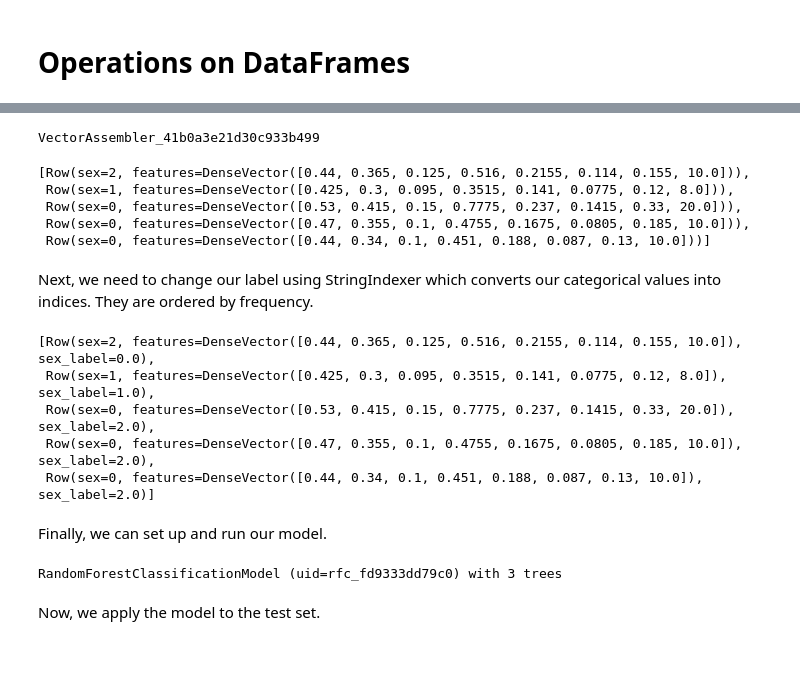
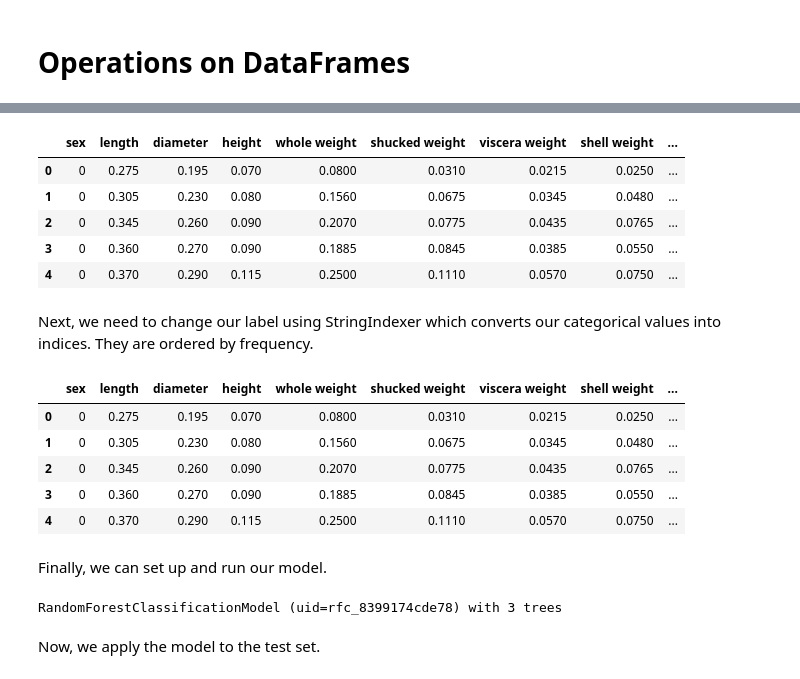
Before and after one commit to gregtam/spark-ml-examples, a Jupyter notebook: ML Example.ipynb, the cells around one changed output, grey strips where cells are left out. Cells and saved outputs as stored; diff of their text form; code cells hidden in the pictures.

```diff
--- a/ML Example.ipynb
+++ b/ML Example.ipynb
@@ -156,45 +186,48 @@ Modelling requires input columns label and features. We will need to take all of
 # %%
-assembler = VectorAssembler(inputCols=[x for x in train_df.columns[1:]], outputCol='features')
-assembler
+assembler = VectorAssembler(inputCols=train_sdf.columns[1:],
+                            outputCol='features'
+                           )
+
+train_assemble_sdf = assembler.transform(train_sdf)
+test_assemble_sdf = assembler.transform(test_sdf)
+
+train_assemble_sdf\
+    .limit(5)\
+    .toPandas()
 # %% [output]
-VectorAssembler_41b0a3e21d30c933b499
+|  | sex | length | diameter | height | whole weight | shucked weight | viscera weight | shell weight | ... |
+| 0 | 0 | 0.275 | 0.195 | 0.070 | 0.0800 | 0.0310 | 0.0215 | 0.0250 | ... |
+| 1 | 0 | 0.305 | 0.230 | 0.080 | 0.1560 | 0.0675 | 0.0345 | 0.0480 | ... |
+| 2 | 0 | 0.345 | 0.260 | 0.090 | 0.2070 | 0.0775 | 0.0435 | 0.0765 | ... |
+| 3 | 0 | 0.360 | 0.270 | 0.090 | 0.1885 | 0.0845 | 0.0385 | 0.0550 | ... |
+| 4 | 0 | 0.370 | 0.290 | 0.115 | 0.2500 | 0.1110 | 0.0570 | 0.0750 | ... |
-# %%
-train_df = assembler.transform(train_df).select('sex', 'features')
-
-test_df = assembler.transform(test_df).select('sex', 'features')
-test_df.take(5)
-# %% [output]
-[Row(sex=2, features=DenseVector([0.44, 0.365, 0.125, 0.516, 0.2155, 0.114, 0.155, 10.0])),
- Row(sex=1, features=DenseVector([0.425, 0.3, 0.095, 0.3515, 0.141, 0.0775, 0.12, 8.0])),
- Row(sex=0, features=DenseVector([0.53, 0.415, 0.15, 0.7775, 0.237, 0.1415, 0.33, 20.0])),
- Row(sex=0, features=DenseVector([0.47, 0.355, 0.1, 0.4755, 0.1675, 0.0805, 0.185, 10.0])),
- Row(sex=0, features=DenseVector([0.44, 0.34, 0.1, 0.451, 0.188, 0.087, 0.13, 10.0]))]
 # %% [markdown]
 Next, we need to change our label using StringIndexer which converts our categorical values into indices. They are ordered by frequency.
 # %%
-stringIndexer = StringIndexer(inputCol='sex', outputCol='sex_label')
-si_model = stringIndexer.fit(train_df)
-train_input = si_model.transform(train_df)
+string_indexer = StringIndexer(inputCol='sex', outputCol='sex_label')
+si_model = string_indexer.fit(train_assemble_sdf)
+train_index_sdf = si_model.transform(train_assemble_sdf)
+test_index_sdf = si_model.transform(test_assemble_sdf)
 
-si_model = stringIndexer.fit(test_df)
-test_input = si_model.transform(test_df)
-
-test_input.take(5)
+train_index_sdf\
+    .limit(5)\
+    .toPandas()
 # %% [output]
-[Row(sex=2, features=DenseVector([0.44, 0.365, 0.125, 0.516, 0.2155, 0.114, 0.155, 10.0]), sex_label=0.0),
- Row(sex=1, features=DenseVector([0.425, 0.3, 0.095, 0.3515, 0.141, 0.0775, 0.12, 8.0]), sex_label=1.0),
- Row(sex=0, features=DenseVector([0.53, 0.415, 0.15, 0.7775, 0.237, 0.1415, 0.33, 20.0]), sex_label=2.0),
- Row(sex=0, features=DenseVector([0.47, 0.355, 0.1, 0.4755, 0.1675, 0.0805, 0.185, 10.0]), sex_label=2.0),
- Row(sex=0, features=DenseVector([0.44, 0.34, 0.1, 0.451, 0.188, 0.087, 0.13, 10.0]), sex_label=2.0)]
+|  | sex | length | diameter | height | whole weight | shucked weight | viscera weight | shell weight | ... |
+| 0 | 0 | 0.275 | 0.195 | 0.070 | 0.0800 | 0.0310 | 0.0215 | 0.0250 | ... |
+| 1 | 0 | 0.305 | 0.230 | 0.080 | 0.1560 | 0.0675 | 0.0345 | 0.0480 | ... |
+| 2 | 0 | 0.345 | 0.260 | 0.090 | 0.2070 | 0.0775 | 0.0435 | 0.0765 | ... |
+| 3 | 0 | 0.360 | 0.270 | 0.090 | 0.1885 | 0.0845 | 0.0385 | 0.0550 | ... |
+| 4 | 0 | 0.370 | 0.290 | 0.115 | 0.2500 | 0.1110 | 0.0570 | 0.0750 | ... |
 # %% [markdown]
 Finally, we can set up and run our model.
 # %%
 # Set up model
-rf = RandomForestClassifier(numTrees=3, maxDepth=2, labelCol='sex_label')
+rf_model = RandomForestClassifier(numTrees=3, maxDepth=2, labelCol='sex_label')
 # Train the model
-model = rf.fit(train_input)
-model
+rf_clf = rf_model.fit(train_index_sdf)
+rf_clf
 # %% [output]
-RandomForestClassificationModel (uid=rfc_fd9333dd79c0) with 3 trees
+RandomForestClassificationModel (uid=rfc_8399174cde78) with 3 trees
 # %% [markdown]
 Now, we apply the model to the test set.
```
Also changed, not shown: parts of 36 cells of this notebook, 1 other file.
